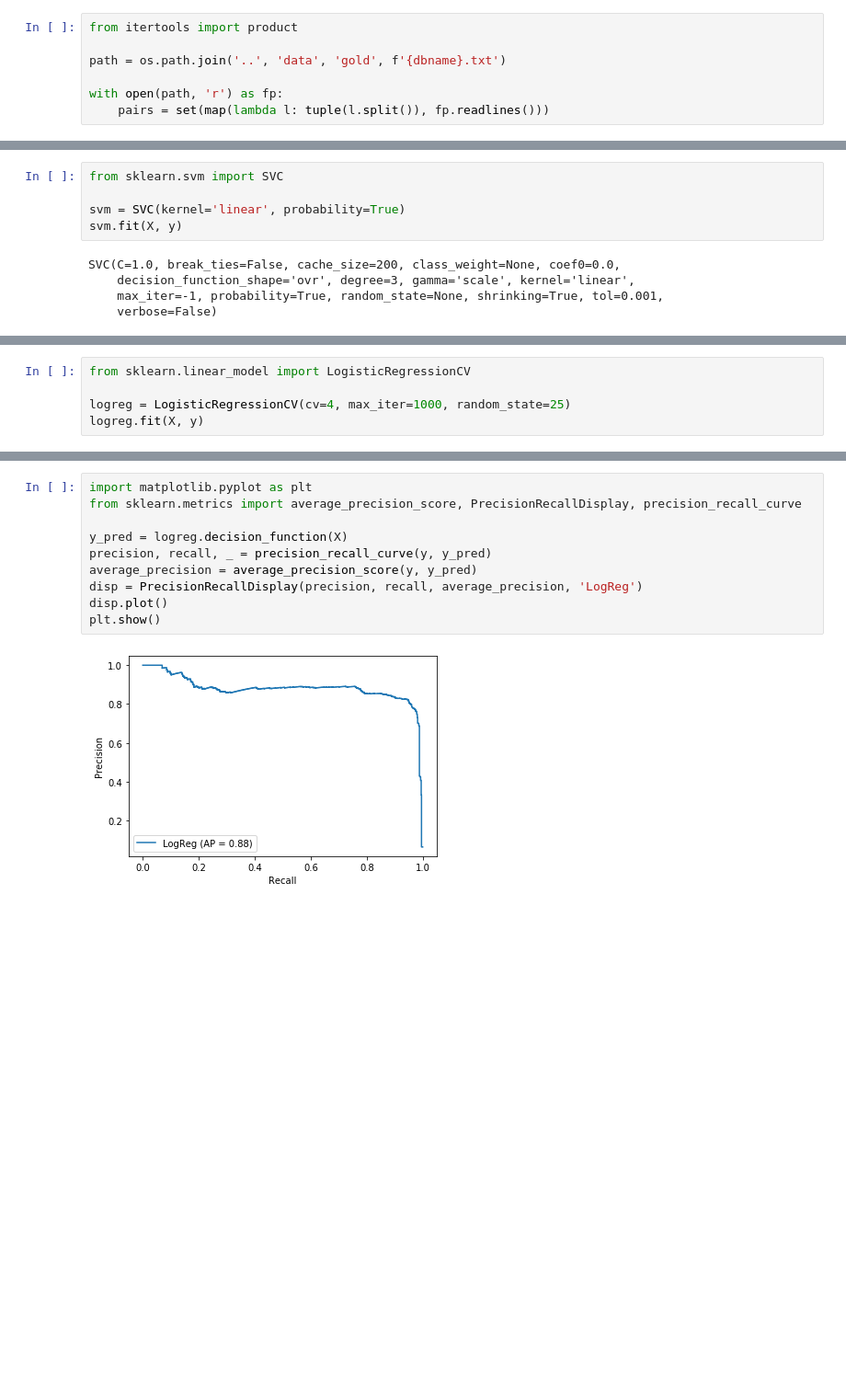
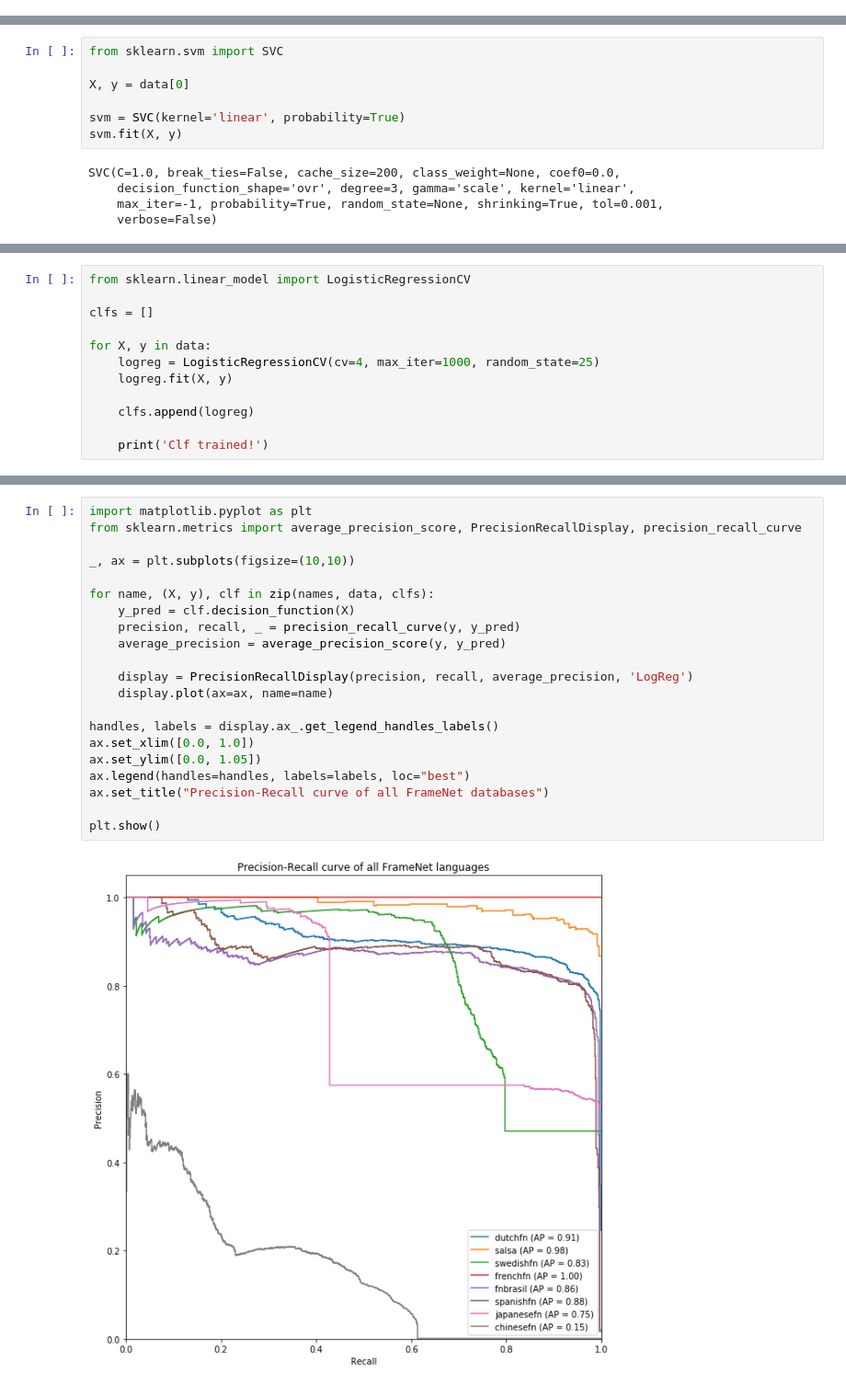
Before and after one commit to icsi-berkeley/framenet-multilingual-alignment, a Jupyter notebook: alignment/classifier.ipynb, the cells around one changed output, grey strips where cells are left out. Shown: that part at 92% size. Drawn from its saved outputs; the diff is of its cells as text; blank space fills up the shorter version.

Commit message:
Updating scripts to get data for upcoming presentation

```diff
--- a/alignment/classifier.ipynb
+++ b/alignment/classifier.ipynb
@@ -10,7 +0,0 @@ with open(path) as fp:
-# %%
-from itertools import product
-
-path = os.path.join('..', 'data', 'gold', f'{dbname}.txt')
-
-with open(path, 'r') as fp:
-    pairs = set(map(lambda l: tuple(l.split()), fp.readlines()))
@@ -63,6 +109,8 @@ y.shape
 # %%
 from sklearn.svm import SVC
 
+X, y = data[0]
+
 svm = SVC(kernel='linear', probability=True)
 svm.fit(X, y)
 # %% [output]
@@ -85,6 +135,13 @@ plt.show()
 # %%
 from sklearn.linear_model import LogisticRegressionCV
 
-logreg = LogisticRegressionCV(cv=4, max_iter=1000, random_state=25)
-logreg.fit(X, y)
+clfs = []
+
+for X, y in data:
+    logreg = LogisticRegressionCV(cv=4, max_iter=1000, random_state=25)
+    logreg.fit(X, y)
+
+    clfs.append(logreg)
+
+    print('Clf trained!')
 # %% [output]
@@ -96,12 +156,23 @@ LogisticRegressionCV(Cs=10, class_weight=None, cv=4, dual=False,
 # %%
 import matplotlib.pyplot as plt
 from sklearn.metrics import average_precision_score, PrecisionRecallDisplay, precision_recall_curve
 
-y_pred = logreg.decision_function(X)
-precision, recall, _ = precision_recall_curve(y, y_pred)
-average_precision = average_precision_score(y, y_pred)
-disp = PrecisionRecallDisplay(precision, recall, average_precision, 'LogReg')
-disp.plot()
+_, ax = plt.subplots(figsize=(10,10))
+
+for name, (X, y), clf in zip(names, data, clfs):
+    y_pred = clf.decision_function(X)
+    precision, recall, _ = precision_recall_curve(y, y_pred)
+    average_precision = average_precision_score(y, y_pred)
+
+    display = PrecisionRecallDisplay(precision, recall, average_precision, 'LogReg')
+    display.plot(ax=ax, name=name)
+
+handles, labels = display.ax_.get_legend_handles_labels()
+ax.set_xlim([0.0, 1.0])
+ax.set_ylim([0.0, 1.05])
+ax.legend(handles=handles, labels=labels, loc="best")
+ax.set_title("Precision-Recall curve of all FrameNet databases")
+
 plt.show()
 # %% [output]
-[figure, old version]
+[figure, new version]
```
Also changed, not shown: parts of 18 cells of this notebook, 1 other file.
